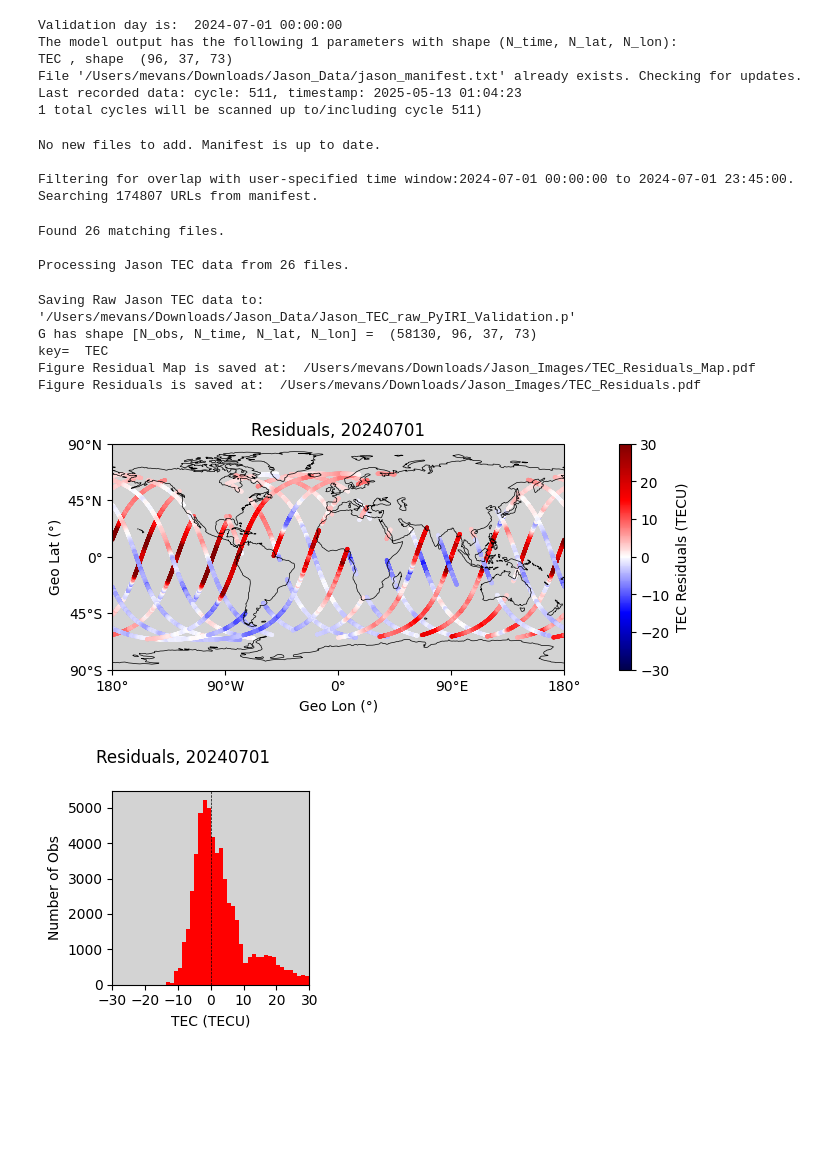
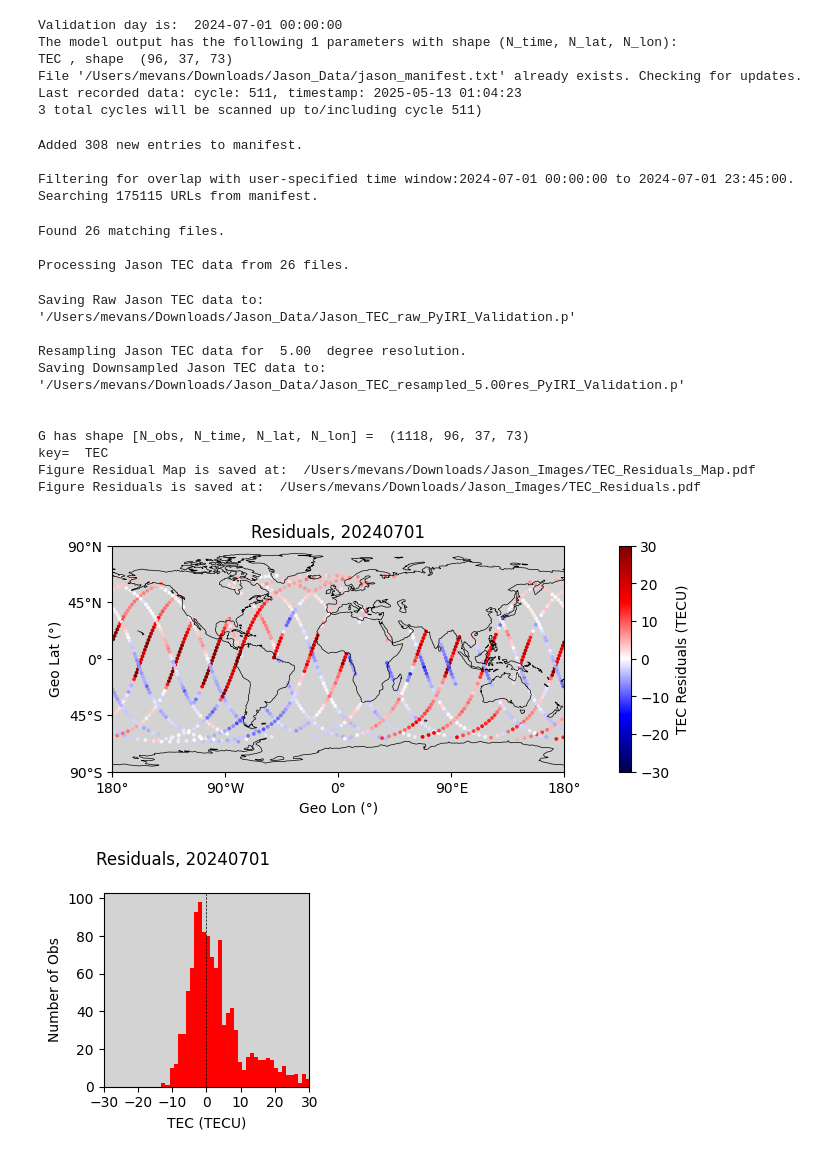
Before and after one commit to victoriyaforsythe/PyVALION, a Jupyter notebook: docs/tutorials/Tutorial_1_Jason.ipynb, the cells around one changed output. Drawn from its saved outputs; the diff is of its cells as text; code cells hidden in the pictures; blank space fills up the shorter version.

Commit message:
Example files created for Jason. Renamed GIRO example files. Added downsampling to tutorials. Added result figures to docs/figures.

```diff
--- a/docs/tutorials/Tutorial_1_Jason.ipynb
+++ b/docs/tutorials/Tutorial_1_Jason.ipynb
@@ -7,6 +7,9 @@ import numpy as np
 import pandas as pd
 import os
 import pickle
+
+import library as PyVALIONdlibrary
+import plotting as PyVALIONdplotting
 
 
 # In this example, we will create a model output using the PyIRI module
@@ -103,11 +106,18 @@ raw_data = PyVALION.library.download_Jason_TEC(atime[0],
                                                save_data_option=True,
                                                sat_names=sat_names)
 
+# Downsample Jason TEC data to match model resolution
+data = PyVALION.library.downsample_Jason_TEC(raw_data,
+                                             ddeg,
+                                             save_dir=data_save_dir,
+                                             name_run=name_run,
+                                             save_data_option=True)
+
 # Create a forward operator for the Jason TEC dataset using the given model
 obs_data, obs_units, G = PyVALION.library.find_Jason_G_and_y(atime,
                                                              alon,
                                                              alat,
-                                                             raw_data)
+                                                             data)
 
 # Find residuals between the observed data and model forecast
 model_data, residuals, model_units = PyVALION.library.find_Jason_residuals(
@@ -117,36 +127,41 @@ model_data, residuals, model_units = PyVALION.library.find_Jason_residuals(
 PyVALION.plotting.plot_TEC_residuals_map(obs_data['lat'],
                                          obs_data['lon'],
                                          residuals,
                                          atime[0],
                                          save_option=True,
                                          save_dir=save_img_dir,
                                          plot_name='TEC_Residuals_Map')
 
 # Create a histogram of residuals between model data and observations
 PyVALION.plotting.plot_TEC_residuals_histogram(residuals,
                                                model_units,
                                                atime[0],
                                                save_option=True,
                                                save_dir=save_img_dir,
                                                plot_name='TEC_Residuals')
 # %% [output]
 Validation day is:  2024-07-01 00:00:00
 The model output has the following 1 parameters with shape (N_time, N_lat, N_lon):
 TEC , shape  (96, 37, 73)
 File '/Users/mevans/Downloads/Jason_Data/jason_manifest.txt' already exists. Checking for updates.
 Last recorded data: cycle: 511, timestamp: 2025-05-13 01:04:23
-1 total cycles will be scanned up to/including cycle 511)
+3 total cycles will be scanned up to/including cycle 511)
-No new files to add. Manifest is up to date.
+Added 308 new entries to manifest.
 
 Filtering for overlap with user-specified time window:2024-07-01 00:00:00 to 2024-07-01 23:45:00.
-Searching 174807 URLs from manifest.
+Searching 175115 URLs from manifest.
 Found 26 matching files.
 
 Processing Jason TEC data from 26 files.
 Saving Raw Jason TEC data to: '/Users/mevans/Downloads/Jason_Data/Jason_TEC_raw_PyIRI_Validation.p'
-G has shape [N_obs, N_time, N_lat, N_lon] =  (58130, 96, 37, 73)
+
+Resampling Jason TEC data for  5.00  degree resolution.
+Saving Downsampled Jason TEC data to: '/Users/mevans/Downloads/Jason_Data/Jason_TEC_resampled_5.00res_PyIRI_Validation.p'
+
+
+G has shape [N_obs, N_time, N_lat, N_lon] =  (1118, 96, 37, 73)
 key=  TEC
 Figure Residual Map is saved at:  /Users/mevans/Downloads/Jason_Images/TEC_Residuals_Map.pdf
 Figure Residuals is saved at:  /Users/mevans/Downloads/Jason_Images/TEC_Residuals.pdf
-[figure, old version]
+[figure, new version]
-[figure, old version]
+[figure, new version]
```
Also changed, not shown: 9 other files.
